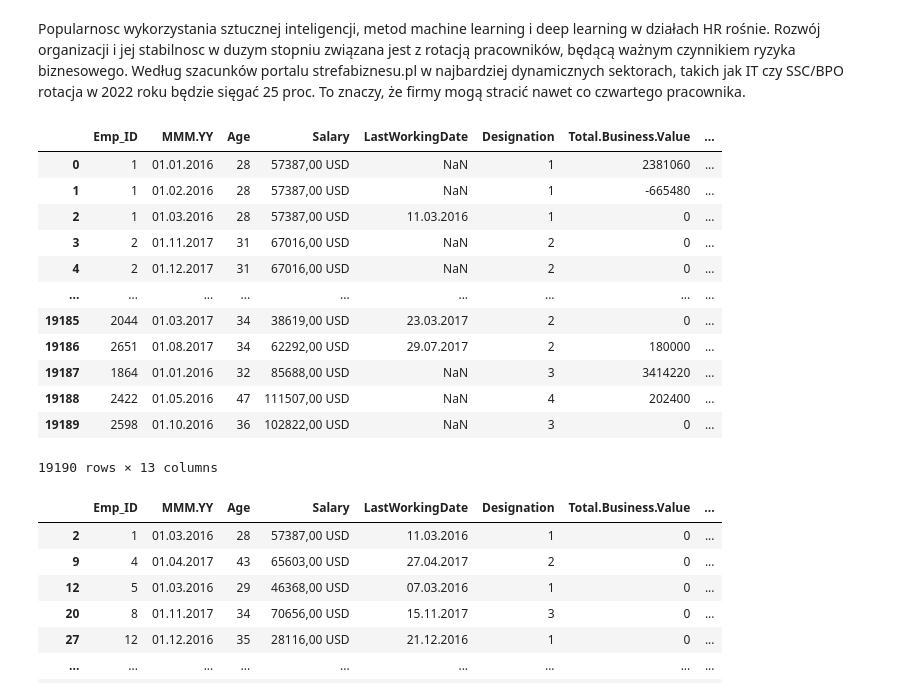
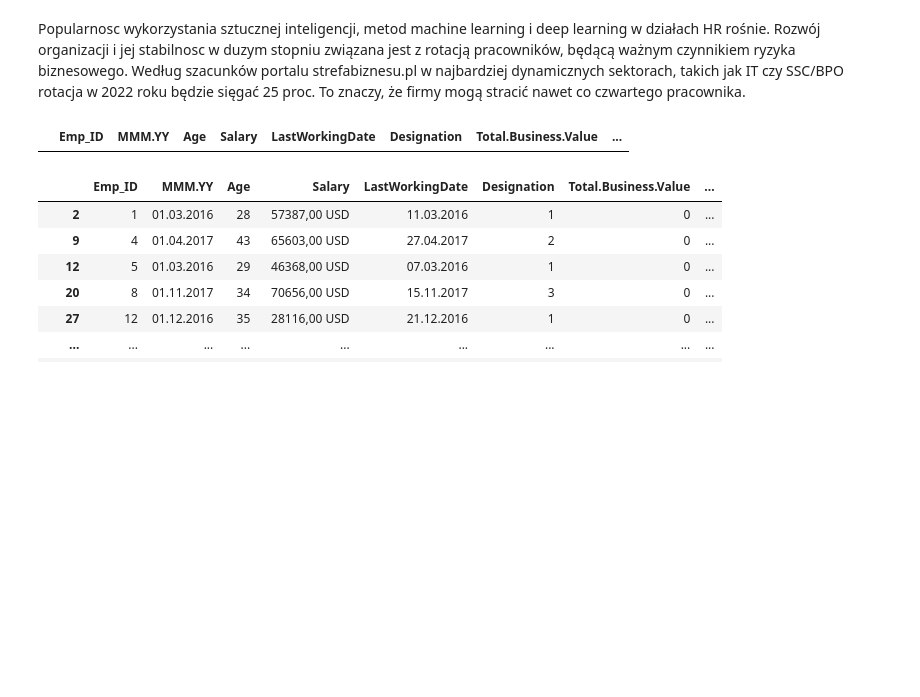
Before and after one commit to blaszczuknw/hackathon_skns, a Jupyter notebook: EDA.ipynb, the cells around one changed output. Cells and saved outputs as stored; diff of their text form; code cells hidden in the pictures; blank space fills up the shorter version.

```diff
--- a/EDA.ipynb
+++ b/EDA.ipynb
@@ -43,21 +43,9 @@ df = pd.read_csv(url, sep = ";")
 url_cities = 'https://raw.githubusercontent.com/blaszczuknw/hackathon_skns/main/Cities_map.csv'
 df_cities = pd.read_csv(url_cities, sep = ";")
 # %%
-df
+df[df.Dateofjoining == "August.06.12"]
 # %% [output]
 |  | Emp_ID | MMM.YY | Age | Salary | LastWorkingDate | Designation | Total.Business.Value | ... |
-| 0 | 1 | 01.01.2016 | 28 | 57387,00 USD | NaN | 1 | 2381060 | ... |
-| 1 | 1 | 01.02.2016 | 28 | 57387,00 USD | NaN | 1 | -665480 | ... |
-| 2 | 1 | 01.03.2016 | 28 | 57387,00 USD | 11.03.2016 | 1 | 0 | ... |
-| 3 | 2 | 01.11.2017 | 31 | 67016,00 USD | NaN | 2 | 0 | ... |
-| 4 | 2 | 01.12.2017 | 31 | 67016,00 USD | NaN | 2 | 0 | ... |
-| ... | ... | ... | ... | ... | ... | ... | ... | ... |
-| 19185 | 2044 | 01.03.2017 | 34 | 38619,00 USD | 23.03.2017 | 2 | 0 | ... |
-| 19186 | 2651 | 01.08.2017 | 34 | 62292,00 USD | 29.07.2017 | 2 | 180000 | ... |
-| 19187 | 1864 | 01.01.2016 | 32 | 85688,00 USD | NaN | 3 | 3414220 | ... |
-| 19188 | 2422 | 01.05.2016 | 47 | 111507,00 USD | NaN | 4 | 202400 | ... |
-| 19189 | 2598 | 01.10.2016 | 36 | 102822,00 USD | NaN | 3 | 0 | ... |
-19190 rows × 13 columns
 # %%
 df[df.LastWorkingDate.notna()]
 # %% [output]
```
Also changed, not shown: parts of 10 cells of this notebook.
